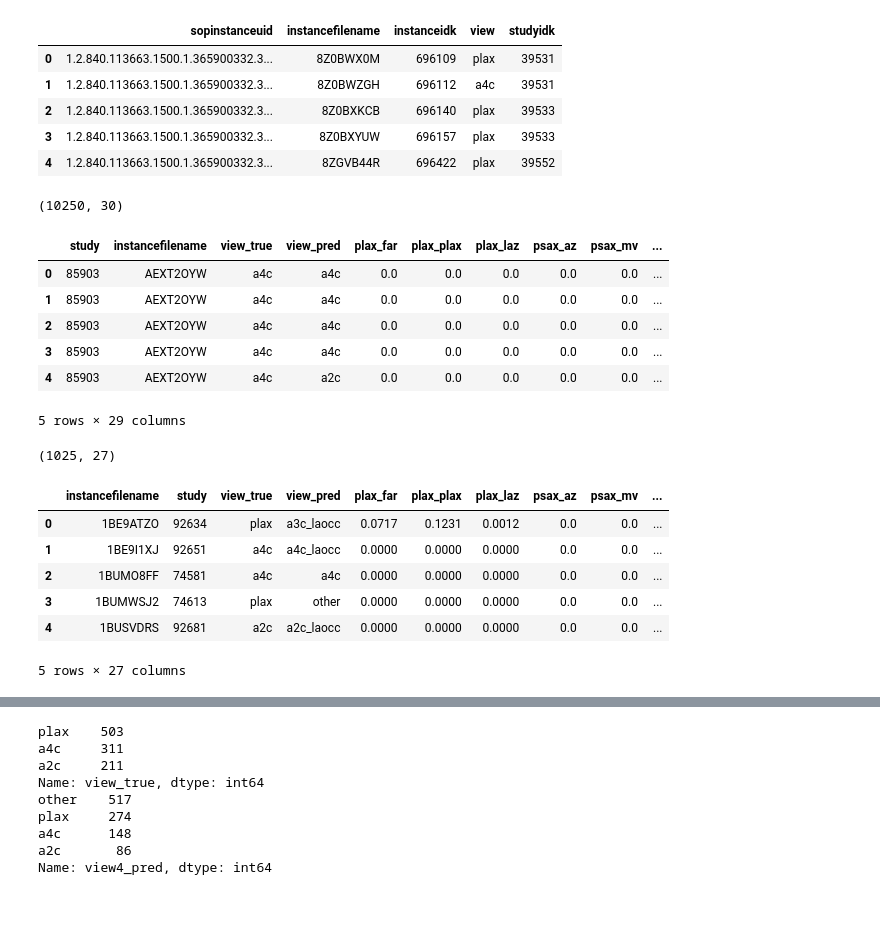
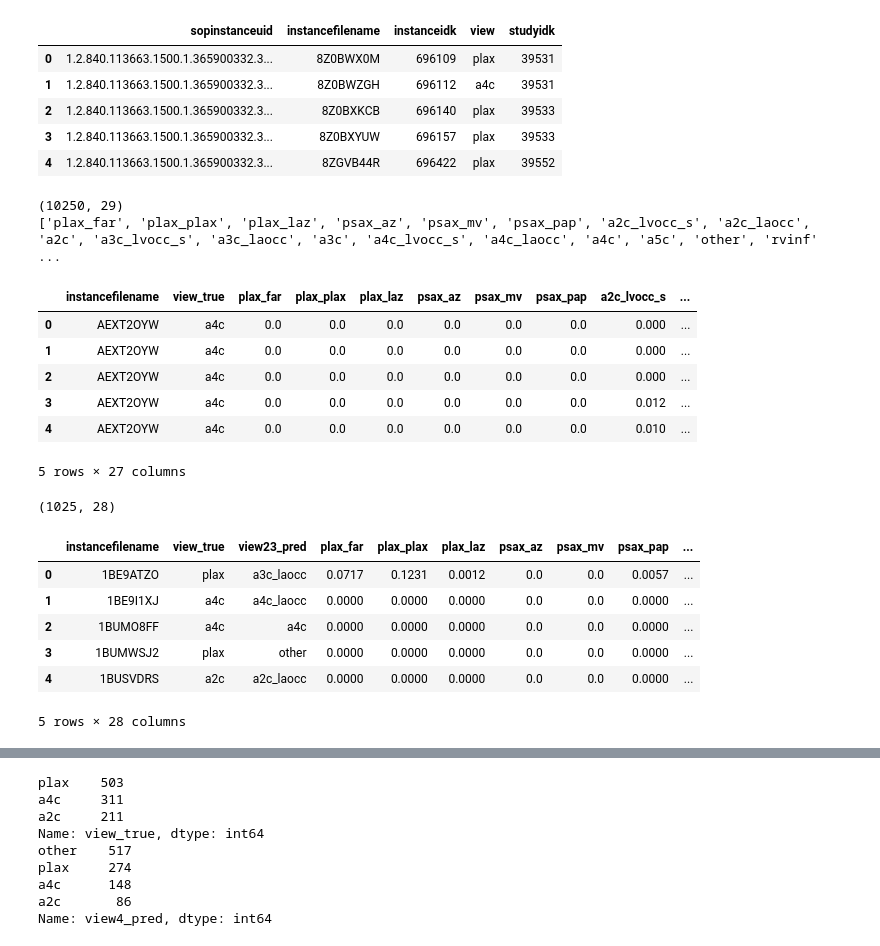
Before and after one commit to dssg/usal_echo_public, a Jupyter notebook: notebooks/20190807_DVV_m1_probabilities_output.ipynb, the cells around one changed output, grey strips where cells are left out. Drawn from its saved outputs; the diff is of its cells as text; code cells hidden in the pictures; blank space fills up the shorter version.

```diff
--- a/notebooks/20190807_DVV_m1_probabilities_output.ipynb
+++ b/notebooks/20190807_DVV_m1_probabilities_output.ipynb
@@ -103,8 +99,8 @@ for ind in max_inds:
 # %% [output]
 10250
 # %%
-df_new['view_pred'] = view_pred
-df_new.head()
+# df_new['view_pred'] = view_pred
+# df_new.head()
 # %% [output]
 |  | study | instancefilename | plax_far | plax_plax | plax_laz | psax_az | psax_mv | psax_pap | a2c_lvocc_s | ... |
 | 1 | 85903 | AEXT2OYW | 0 | 0 | 0 | 0 | 0 | 0 | 0 | ... |
@@ -135,54 +131,57 @@ labels_df.head()
 # %%
 # merge tables
 merge_df = df_new.merge(labels_df, on='instancefilename')
 print(merge_df.shape)
-merge_df.rename(index=str, columns={"view": "view_true"}, inplace=True)
 
-# reorder columns for easy analysis
+# reorder columns for easy analysis, drop unnecessary ones
 cols = merge_df.columns.tolist()
-#print(cols)
-cols_new = cols[0:2] + cols[-2:-1] + cols[-5:-4] + cols[2:-5] + cols[-3:-2] + cols[-4:-3]
+cols_new = cols[1:2] + cols[-2:-1] + cols[2:-4] + cols[-3:-2] + cols[-1:]
 merge_df = merge_df[cols_new]
 
+cols_to_rename = {"view": "view_true"}#, "study": "studyidk"}
+merge_df.rename(index=str, columns=cols_to_rename, inplace=True)
+
 cols_all = list(merge_df.columns.values)
-cols_probs = cols_all[4:-2]
+cols_probs = cols_all[2:-2]
 merge_df[cols_probs] = merge_df[cols_probs].apply(pd.to_numeric)
 
 merge_df.head()
 # %% [output]
-(10250, 30)
+(10250, 29)
+['plax_far', 'plax_plax', 'plax_laz', 'psax_az', 'psax_mv', 'psax_pap', 'a2c_lvocc_s', 'a2c_laocc', 'a2c', 'a3c_lvocc_s', 'a3c_laocc', 'a3c', 'a4c_lvocc_s', 'a4c_laocc', 'a4c', 'a5c', 'other', 'rvinf' ...
-|  | study | instancefilename | view_true | view_pred | plax_far | plax_plax | plax_laz | psax_az | psax_mv | ... |
-| 0 | 85903 | AEXT2OYW | a4c | a4c | 0.0 | 0.0 | 0.0 | 0.0 | 0.0 | ... |
-| 1 | 85903 | AEXT2OYW | a4c | a4c | 0.0 | 0.0 | 0.0 | 0.0 | 0.0 | ... |
-| 2 | 85903 | AEXT2OYW | a4c | a4c | 0.0 | 0.0 | 0.0 | 0.0 | 0.0 | ... |
-| 3 | 85903 | AEXT2OYW | a4c | a4c | 0.0 | 0.0 | 0.0 | 0.0 | 0.0 | ... |
-| 4 | 85903 | AEXT2OYW | a4c | a2c | 0.0 | 0.0 | 0.0 | 0.0 | 0.0 | ... |
+|  | instancefilename | view_true | plax_far | plax_plax | plax_laz | psax_az | psax_mv | psax_pap | a2c_lvocc_s | ... |
+| 0 | AEXT2OYW | a4c | 0.0 | 0.0 | 0.0 | 0.0 | 0.0 | 0.0 | 0.000 | ... |
+| 1 | AEXT2OYW | a4c | 0.0 | 0.0 | 0.0 | 0.0 | 0.0 | 0.0 | 0.000 | ... |
+| 2 | AEXT2OYW | a4c | 0.0 | 0.0 | 0.0 | 0.0 | 0.0 | 0.0 | 0.000 | ... |
+| 3 | AEXT2OYW | a4c | 0.0 | 0.0 | 0.0 | 0.0 | 0.0 | 0.0 | 0.012 | ... |
+| 4 | AEXT2OYW | a4c | 0.0 | 0.0 | 0.0 | 0.0 | 0.0 | 0.0 | 0.010 | ... |
-5 rows × 29 columns
+5 rows × 27 columns
 # %%
 # average probabilities over ten frames in an instance
-cols_groupby = ['instancefilename', 'study', 'view_true']
+cols_groupby = ['instancefilename', 'studyidk', 'view_true', 'instanceidk']
 agg_df = merge_df.groupby(cols_groupby)[cols_probs].mean()
 agg_df = agg_df.reset_index(drop=False)
 
 # predicted view is the column with maximum probability
 agg_df['view_pred'] = agg_df[cols_probs].idxmax(axis=1)
+agg_df.rename(columns={'view_pred':'view23_pred'}, inplace=True)
 
 # reorder columns for visual inspection
 cols = agg_df.columns.tolist()
-cols_new = cols[0:3] + cols[-1:] + cols[3:-1]
+cols_new = cols[0:1] + cols[2:3] + cols[-1:] + cols[4:-1] + cols[3:4] + cols[1:2]
 agg_df = agg_df[cols_new]
 
 print(agg_df.shape)
 agg_df.head()
 # %% [output]
-(1025, 27)
+(1025, 28)
-|  | instancefilename | study | view_true | view_pred | plax_far | plax_plax | plax_laz | psax_az | psax_mv | ... |
-| 0 | 1BE9ATZO | 92634 | plax | a3c_laocc | 0.0717 | 0.1231 | 0.0012 | 0.0 | 0.0 | ... |
-| 1 | 1BE9I1XJ | 92651 | a4c | a4c_laocc | 0.0000 | 0.0000 | 0.0000 | 0.0 | 0.0 | ... |
-| 2 | 1BUMO8FF | 74581 | a4c | a4c | 0.0000 | 0.0000 | 0.0000 | 0.0 | 0.0 | ... |
-| 3 | 1BUMWSJ2 | 74613 | plax | other | 0.0000 | 0.0000 | 0.0000 | 0.0 | 0.0 | ... |
-| 4 | 1BUSVDRS | 92681 | a2c | a2c_laocc | 0.0000 | 0.0000 | 0.0000 | 0.0 | 0.0 | ... |
+|  | instancefilename | view_true | view23_pred | plax_far | plax_plax | plax_laz | psax_az | psax_mv | psax_pap | ... |
+| 0 | 1BE9ATZO | plax | a3c_laocc | 0.0717 | 0.1231 | 0.0012 | 0.0 | 0.0 | 0.0057 | ... |
+| 1 | 1BE9I1XJ | a4c | a4c_laocc | 0.0000 | 0.0000 | 0.0000 | 0.0 | 0.0 | 0.0000 | ... |
+| 2 | 1BUMO8FF | a4c | a4c | 0.0000 | 0.0000 | 0.0000 | 0.0 | 0.0 | 0.0000 | ... |
+| 3 | 1BUMWSJ2 | plax | other | 0.0000 | 0.0000 | 0.0000 | 0.0 | 0.0 | 0.0000 | ... |
+| 4 | 1BUSVDRS | a2c | a2c_laocc | 0.0000 | 0.0000 | 0.0000 | 0.0 | 0.0 | 0.0000 | ... |
-5 rows × 27 columns
+5 rows × 28 columns
 # %%
 # Map b/w view_true, view_pred
 
```
Also changed, not shown: parts of 6 cells of this notebook, 1 other file.
